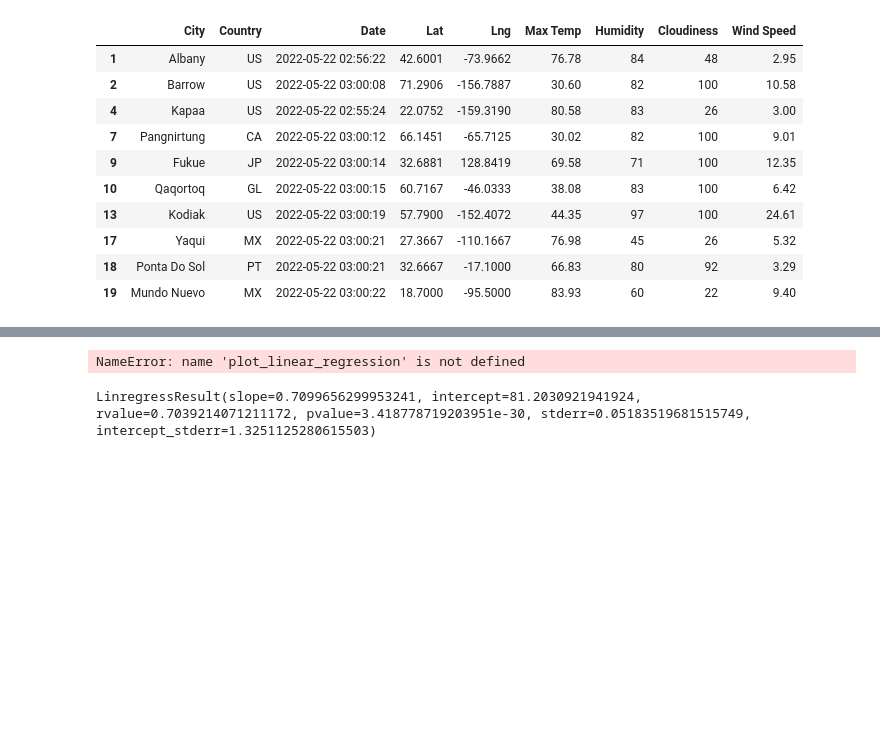
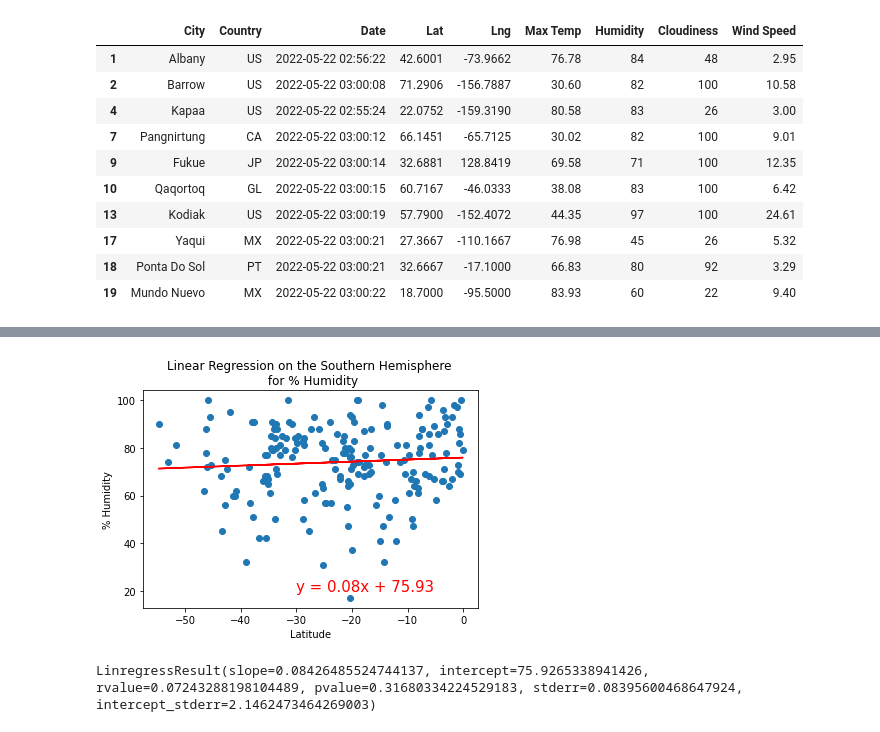
Before and after one commit to RuchitaAg/World_Weather_Analysis, a Jupyter notebook: WeatherPy.ipynb, the cells around one changed output, grey strips where cells are left out. Cells and saved outputs as stored; diff of their text form; code cells hidden in the pictures; blank space fills up the shorter version.

```diff
--- a/WeatherPy.ipynb
+++ b/WeatherPy.ipynb
@@ -438,27 +449,17 @@ plt.show()
 # %%
 # Linear regression on the Southern Hemisphere
 x_values = southern_hemi_df["Lat"]
-y_values = southern_hemi_df["Max Temp"]
-
-# Perform linear regression for Humidity
-(slope, intercept, r_value, p_value, std_err) = linregress(x_values, y_values)
-
-# Get the equation of the line.
-line_eq = "y = " + str(round(slope,2)) + "x + " + str(round(intercept,2))
-
-# Calculate the regression line "y values" from the slope and intercept.
-linear_regression = [(lat * slope + intercept) for lat in lats]
+y_values = southern_hemi_df["Humidity"]
+# Call the function.
 
 # Call the function.
 plot_linear_regression(x_values, y_values,
-                       'Linear Regression on the Southern Hemisphere \
-                        for Maximum Temperature', 'Max Temp',(-50,90))
+                       'Linear Regression on the Southern Hemisphere \n for % Humidity', '% Humidity',(-30,20))
+
+linregress(x_values, y_values)
 # %% [output]
+[figure, added]
-NameError: name 'plot_linear_regression' is not defined
+LinregressResult(slope=0.08426485524744137, intercept=75.9265338941426, rvalue=0.07243288198104489, pvalue=0.31680334224529183, stderr=0.08395600468647924, intercept_stderr=2.1462473464269003)
-# %%
-linregress(x_values, y_values)
-# %% [output]
-LinregressResult(slope=0.7099656299953241, intercept=81.2030921941924, rvalue=0.7039214071211172, pvalue=3.418778719203951e-30, stderr=0.05183519681515749, intercept_stderr=1.3251125280615503)
 # %%
 # Linear regression on the Northern Hemisphere
 x_values = northern_hemi_df["Lat"]
```
Also changed, not shown: parts of 12 cells of this notebook.
